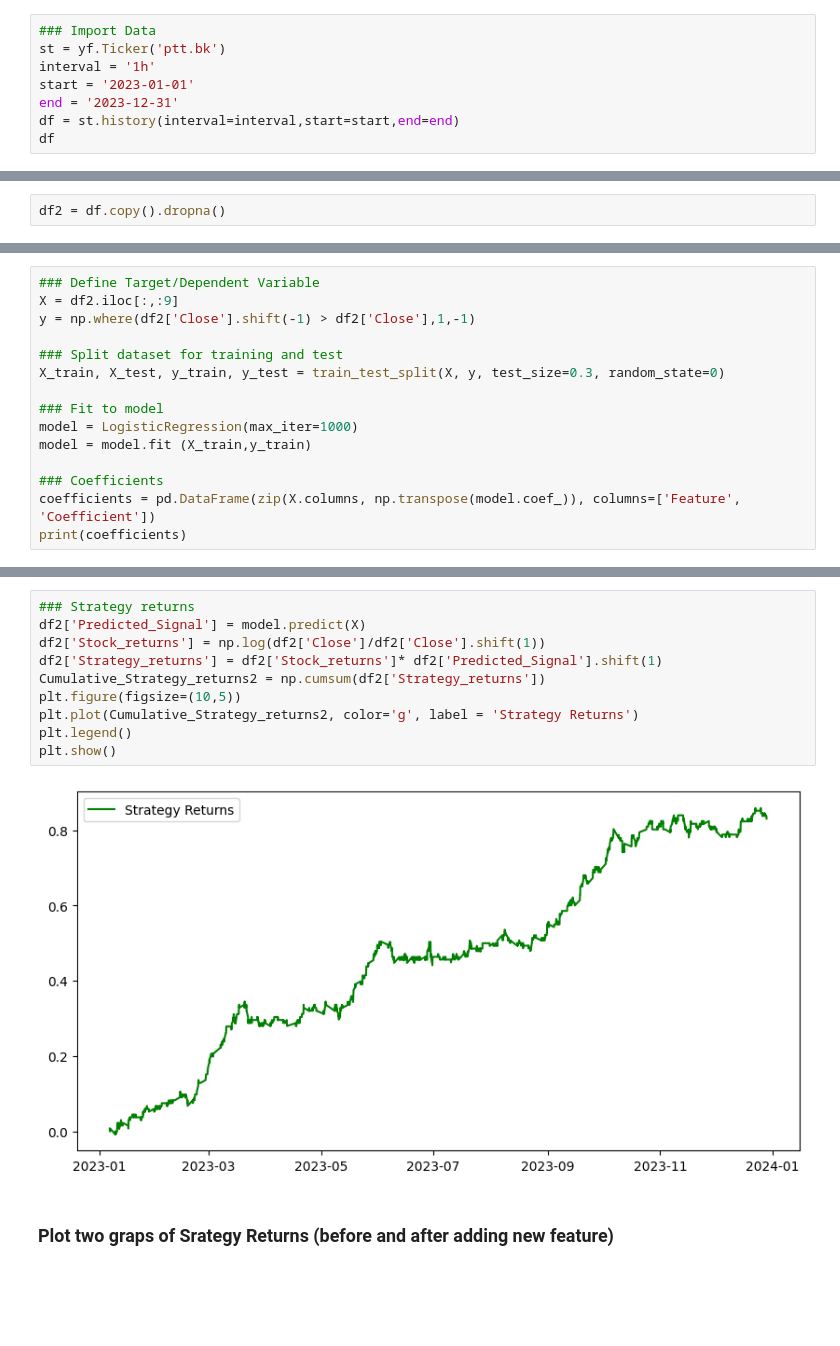
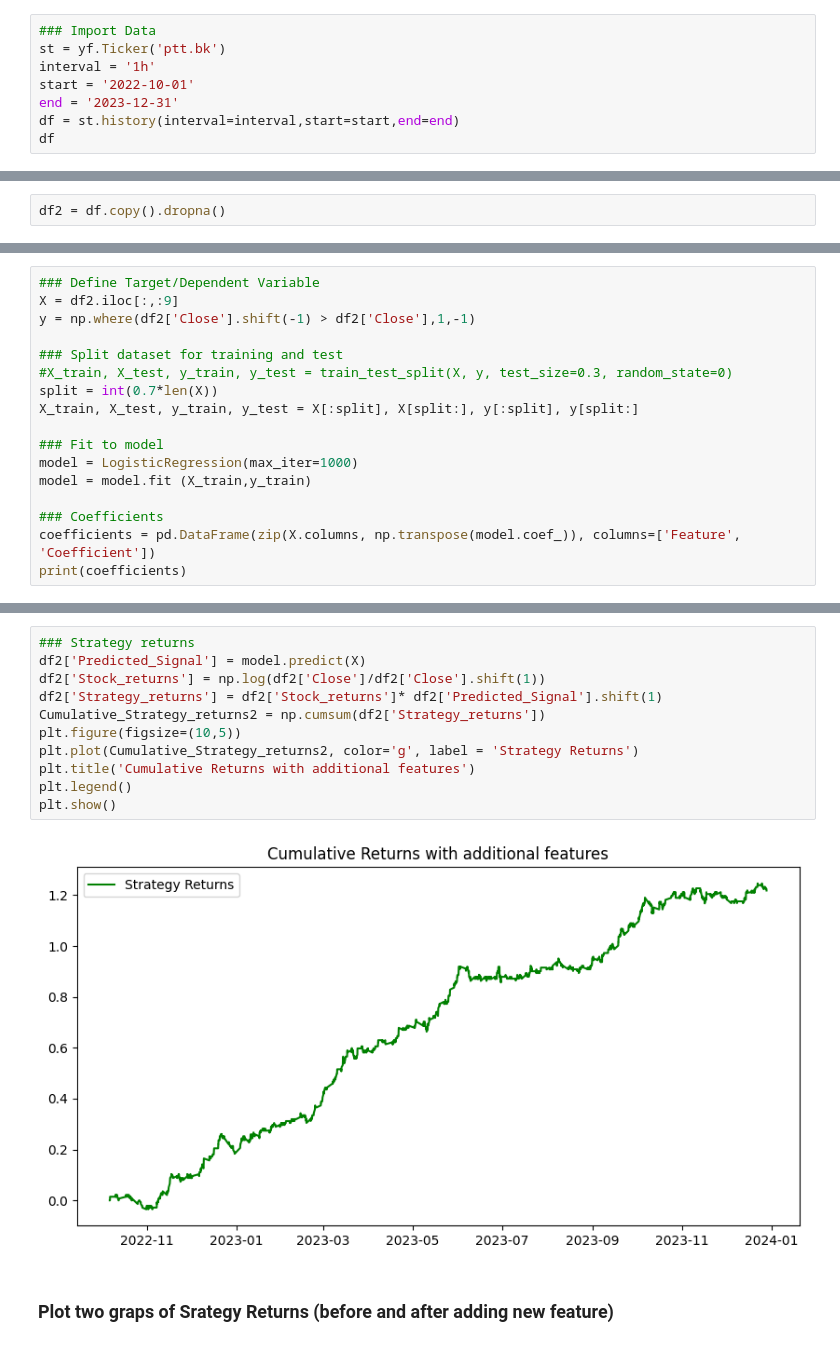
Before and after one commit to chayaphon/DADS6003, a Jupyter notebook: Classification/Logistic_Regression/stock_prediction.ipynb, the cells around one changed output, grey strips where cells are left out. Drawn from its saved outputs; the diff is of its cells as text; blank space fills up the shorter version.

```diff
--- a/Classification/Logistic_Regression/stock_prediction.ipynb
+++ b/Classification/Logistic_Regression/stock_prediction.ipynb
@@ -20,7 +20,7 @@ from sklearn import metrics
 ### Import Data
 st = yf.Ticker('ptt.bk')
 interval = '1h'
-start = '2023-01-01'
+start = '2022-10-01'
 end = '2023-12-31'
 df = st.history(interval=interval,start=start,end=end)
 df
@@ -168,7 +160,9 @@ X = df2.iloc[:,:9]
 y = np.where(df2['Close'].shift(-1) > df2['Close'],1,-1)
 
 ### Split dataset for training and test
-X_train, X_test, y_train, y_test = train_test_split(X, y, test_size=0.3, random_state=0)
+#X_train, X_test, y_train, y_test = train_test_split(X, y, test_size=0.3, random_state=0)
+split = int(0.7*len(X))
+X_train, X_test, y_train, y_test = X[:split], X[split:], y[:split], y[split:]
 
 ### Fit to model
 model = LogisticRegression(max_iter=1000)
@@ -244,15 +227,16 @@ weighted avg       0.74      0.76      0.70       432
 # %%
 ### Strategy returns
 df2['Predicted_Signal'] = model.predict(X)
 df2['Stock_returns'] = np.log(df2['Close']/df2['Close'].shift(1))
 df2['Strategy_returns'] = df2['Stock_returns']* df2['Predicted_Signal'].shift(1)
 Cumulative_Strategy_returns2 = np.cumsum(df2['Strategy_returns'])
 plt.figure(figsize=(10,5))
 plt.plot(Cumulative_Strategy_returns2, color='g', label = 'Strategy Returns')
+plt.title('Cumulative Returns with additional features')
 plt.legend()
 plt.show()
 # %% [output]
-[figure, old version]
+[figure, new version]
 # %% [markdown]
 ### Plot two graps of Srategy Returns (before and after adding new feature)
 # %%
```
Also changed, not shown: parts of 14 cells of this notebook.
